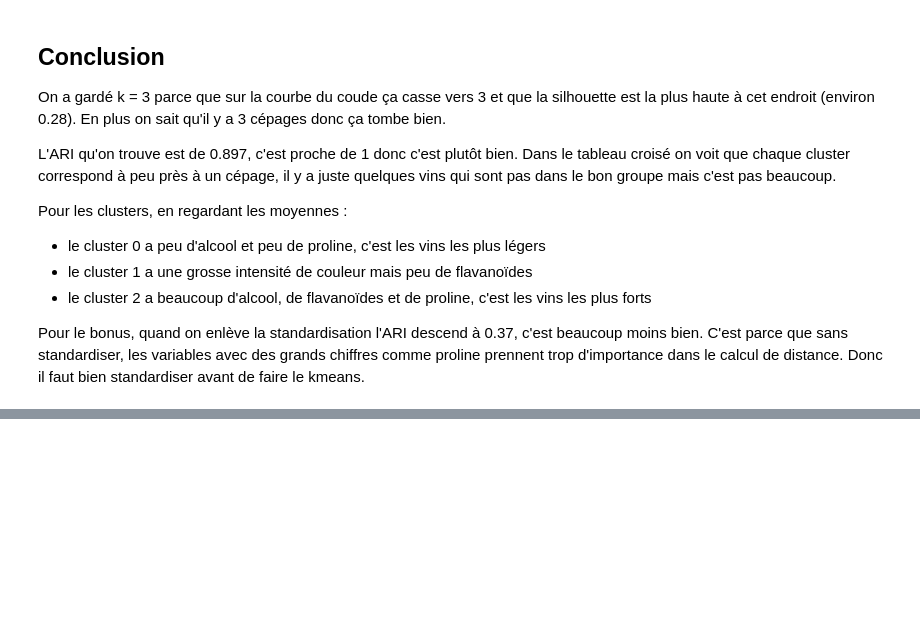
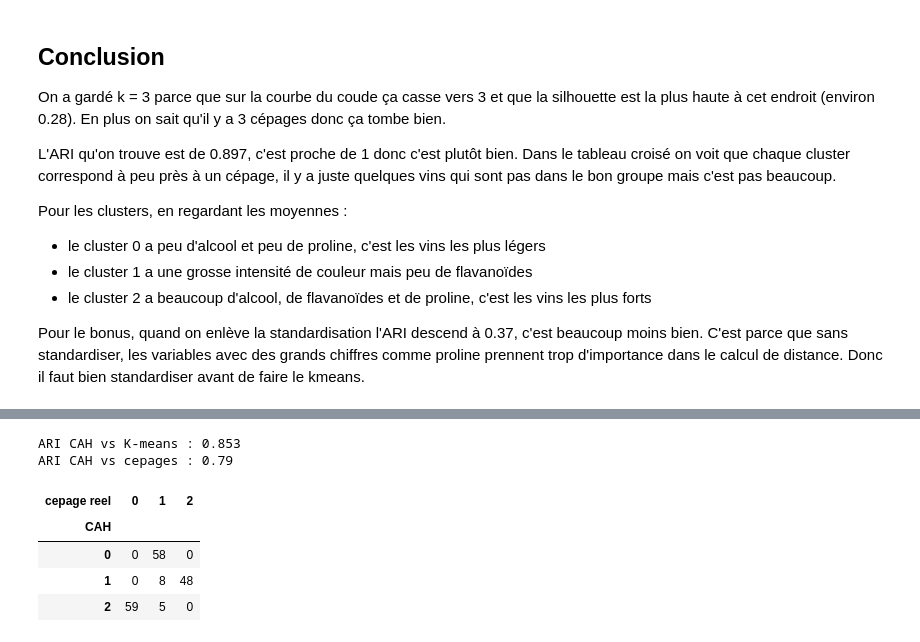
Before and after one commit to Kaazhar/ML_2ESGI, a Jupyter notebook: TP1_kmeans_acp_.ipynb, the cells around one changed output, grey strips where cells are left out. Drawn from its saved outputs; the diff is of its cells as text; code cells hidden in the pictures; blank space fills up the shorter version.

```diff
--- a/TP1_kmeans_acp_.ipynb
+++ b/TP1_kmeans_acp_.ipynb
@@ -196,0 +227,20 @@ Pour le bonus, quand on enlève la standardisation l'ARI descend à 0.37, c'est
+# %%
+from sklearn.cluster import AgglomerativeClustering
+
+# 3. Couper l'arbre pour obtenir 3 clusters
+cah = AgglomerativeClustering(n_clusters=3, linkage="ward")
+labels_cah = cah.fit_predict(X_std)              # TODO : cah.fit_predict(X_std)
+
+# 4. Comparer : CAH vs K-means, et CAH vs vrais cepages (adjusted_rand_score)
+# TODO : afficher les deux ARI
+print("ARI CAH vs K-means :", round(adjusted_rand_score(labels, labels_cah), 3))
+print("ARI CAH vs cepages :", round(adjusted_rand_score(cepage, labels_cah), 3))
+pd.crosstab(labels_cah, cepage, rownames=["CAH"], colnames=["cepage reel"])
+# %% [output]
+ARI CAH vs K-means : 0.853
+ARI CAH vs cepages : 0.79
+| cepage reel | 0 | 1 | 2 |
+| CAH |  |  |  |
+| 0 | 0 | 58 | 0 |
+| 1 | 0 | 8 | 48 |
+| 2 | 59 | 5 | 0 |
```
Also changed, not shown: parts of 2 cells of this notebook.
